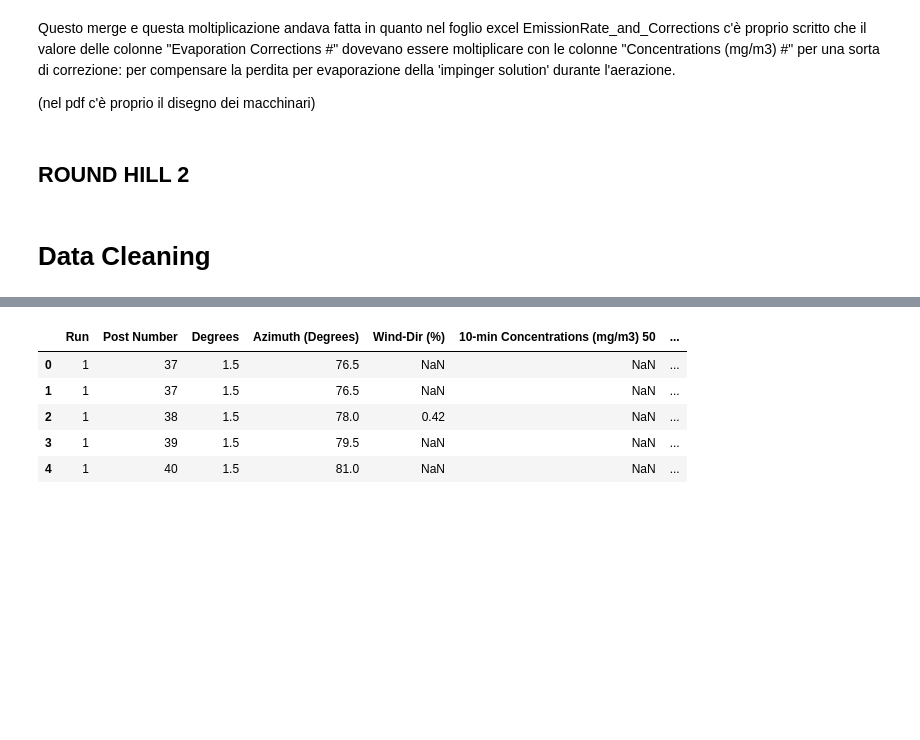
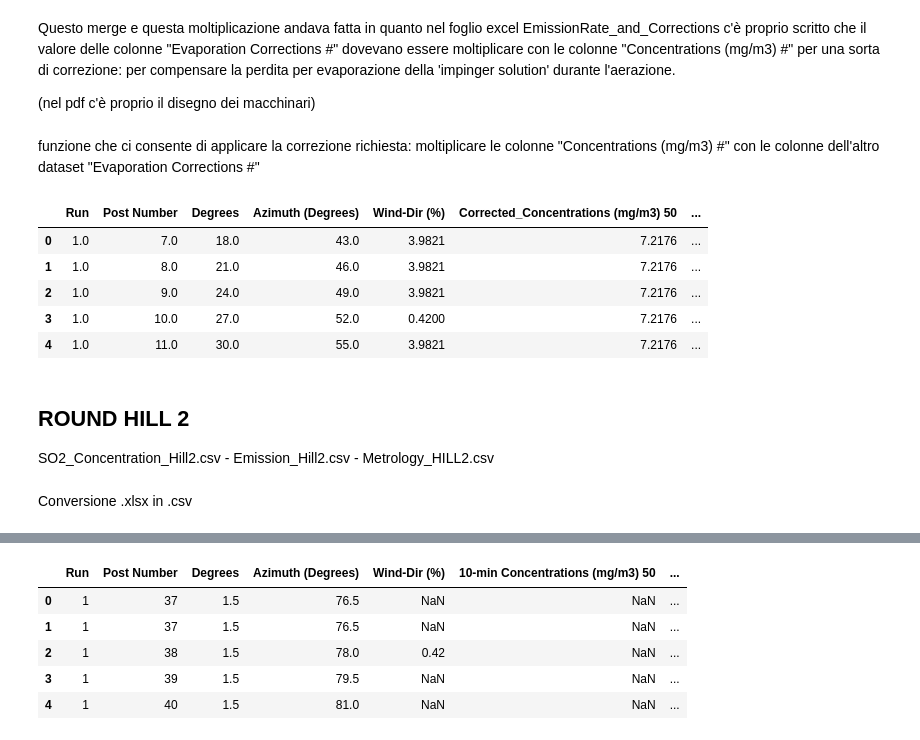
Before and after one commit to gviglione/DataAnalyticsProject, a Jupyter notebook: src/proof_run.ipynb, the cells around one changed output, grey strips where cells are left out. Saved outputs shown, nothing was run; the diff lists cells and outputs as text; code cells hidden in the pictures; blank space fills up the shorter version.

Commit message:
Add files via upload
correct one

```diff
--- a/src/proof_run.ipynb
+++ b/src/proof_run.ipynb
@@ -248,10 +186,0 @@ For example, when doing 'df[col].method(value, inplace=True)', try using 'df.met
-# %%
-## 2 - colonna Concentrations (mg/m3) 50
-con_50_mean = new_df["Concentrations (mg/m3) 50"].mean()
-con_50_mean = regola_cifre_significative(con_50_mean, cifre_significative)
-# print(con_50_mean)
-
-##
-new_df["Concentrations (mg/m3) 50"].fillna(con_50_mean, inplace=True)  # Replace NaN with il paramentro esplicito passato
-
-new_df
@@ -278,10 +186,0 @@ For example, when doing 'df[col].method(value, inplace=True)', try using 'df.met
-# %%
-## 3 - colonna Concentrations (mg/m3) 100
-con_100_mean = new_df["Concentrations (mg/m3) 100"].mean()
-con_100_mean = regola_cifre_significative(con_100_mean, cifre_significative)
-# print(con_100_mean)
-
-##
-new_df["Concentrations (mg/m3) 100"].fillna(con_100_mean, inplace=True)  # Replace NaN with il paramentro esplicito passato
-
-new_df
@@ -308,10 +186,0 @@ For example, when doing 'df[col].method(value, inplace=True)', try using 'df.met
-# %%
-## 4 - colonna Concentrations (mg/m3) 200
-con_200_mean = new_df["Concentrations (mg/m3) 200"].mean()
-con_200_mean = regola_cifre_significative(con_200_mean, cifre_significative)
-# print(con_200_mean)
-
-##
-new_df["Concentrations (mg/m3) 200"].fillna(con_200_mean, inplace=True)  # Replace NaN with il paramentro esplicito passato
-
-new_df
@@ -347,12 +248,5 @@ df_corrections.rename(columns={'Run Number': 'Run'}, inplace=True)
 
 # Merge su "Run"
 df_merged = pd.merge(new_df, df_corrections, on='Run', how='left')
-
-# Moltiplicazione per correzione 50
-df_merged['Corrected_Concentrations (mg/m3) 50'] = df_merged['Concentrations (mg/m3) 50'] * df_merged['Evaporation Corrections 50']
-
-# per correzione 100
-df_merged['Corrected_Concentrations (mg/m3) 100'] = df_merged['Concentrations (mg/m3) 100'] * df_merged['Evaporation Corrections 100']
-
-# per correzione 200
-df_merged['Corrected_Concentrations (mg/m3) 200'] = df_merged['Concentrations (mg/m3) 200'] * df_merged['Evaporation Corrections 200']
+# %% [markdown]
+funzione che ci consente di applicare la correzione richiesta: moltiplicare le colonne "Concentrations (mg/m3) #" con le colonne dell'altro dataset "Evaporation Corrections #"
@@ -372,10 +288,19 @@ new_df = df_merged.drop(columns=[
 # %%
 # Applica la funzione regola_cifre_significative() a tutte le colonne del DataFrame (di nuovo)
 new_df = new_df.applymap(lambda x: regola_cifre_significative(x, cifre_significative) if isinstance(x, (int, float)) else x)
 
-# new_df.head()
+new_df.head()
+# %% [output]
+|  | Run | Post Number | Degrees | Azimuth (Degrees) | Wind-Dir (%) | Corrected_Concentrations (mg/m3) 50 | ... |
+| 0 | 1.0 | 7.0 | 18.0 | 43.0 | 3.9821 | 7.2176 | ... |
+| 1 | 1.0 | 8.0 | 21.0 | 46.0 | 3.9821 | 7.2176 | ... |
+| 2 | 1.0 | 9.0 | 24.0 | 49.0 | 3.9821 | 7.2176 | ... |
+| 3 | 1.0 | 10.0 | 27.0 | 52.0 | 0.4200 | 7.2176 | ... |
+| 4 | 1.0 | 11.0 | 30.0 | 55.0 | 3.9821 | 7.2176 | ... |
 # %% [markdown]
 ## ROUND HILL 2
+
+SO2_Concentration_Hill2.csv - Emission_Hill2.csv - Metrology_HILL2.csv
-# %% [markdown]
-# Data Cleaning
+# %% [markdown]
+Conversione .xlsx in .csv
 # %%
```
Also changed, not shown: parts of 45 cells of this notebook.
